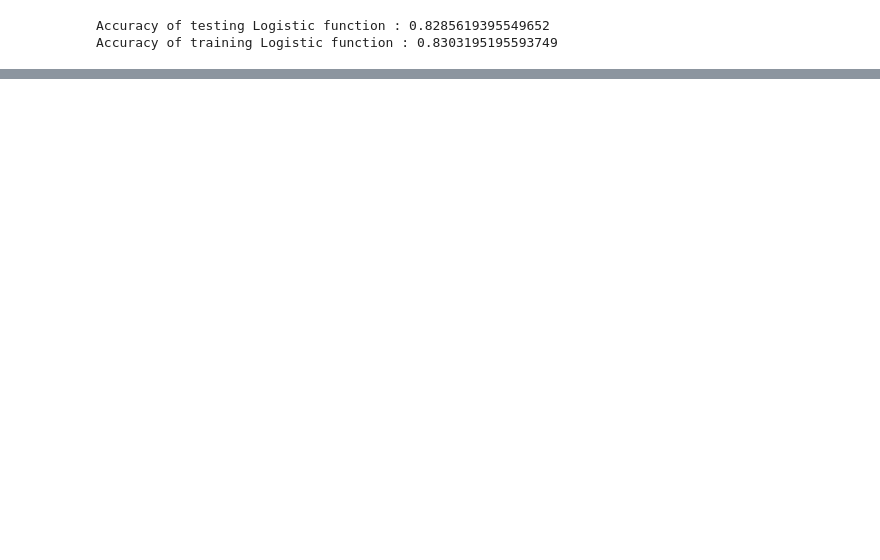
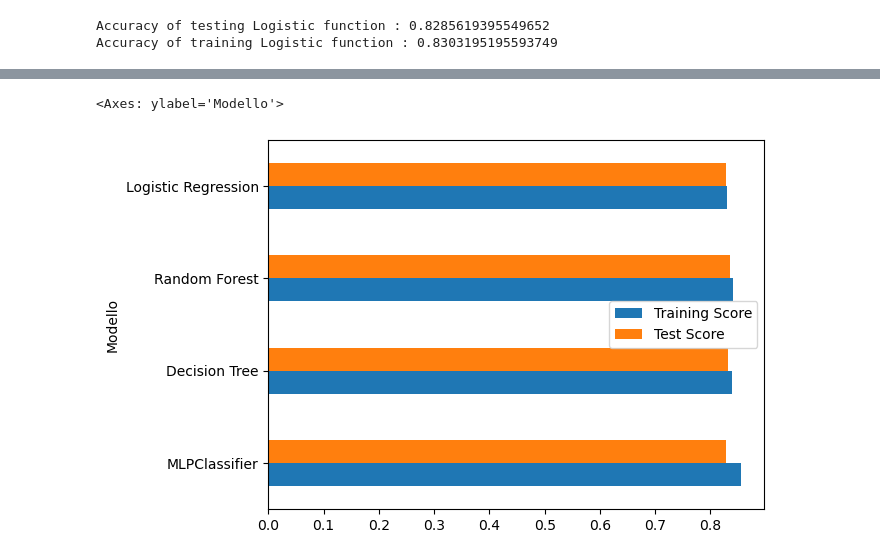
Before and after one commit to RobyBobby24/DataAnalyticsProject, a Jupyter notebook: test(1.0).ipynb, the cells around one changed output, grey strips where cells are left out. Drawn from its saved outputs; the diff is of its cells as text; code cells hidden in the pictures; blank space fills up the shorter version.

```diff
--- a/test(1.0).ipynb
+++ b/test(1.0).ipynb
@@ -885,7 +888,7 @@ df = pd.DataFrame(frame_accuracy)
 
 df.set_index(["Modello"], inplace=True)
 
-df.columns = pd.MultiIndex.from_product([["Score"], df.columns])
+#df.columns = pd.MultiIndex.from_product([["Score"], df.columns])
 
 df
 # %% [output]
@@ -892,0 +901,5 @@ NameError: name 'acc_mlp_train' is not defined
+# %%
+df.loc[:,'Training Score':'Test Score'].plot.barh()
+# %% [output]
+<Axes: ylabel='Modello'>
+[figure, added]
```
Also changed, not shown: parts of 23 cells of this notebook.
